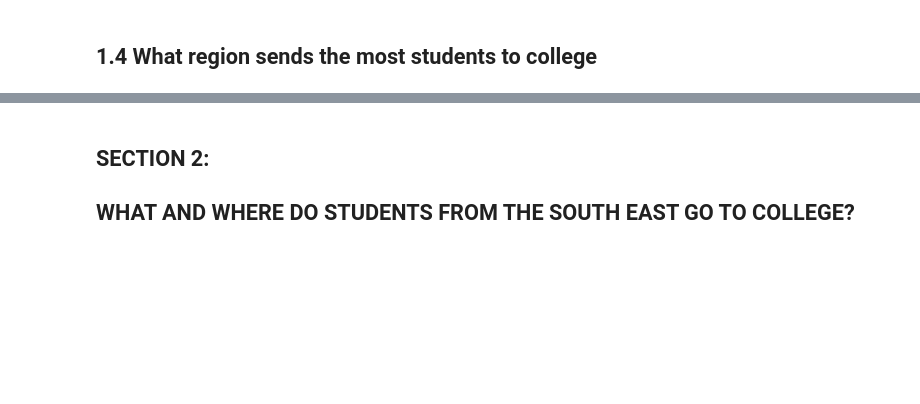
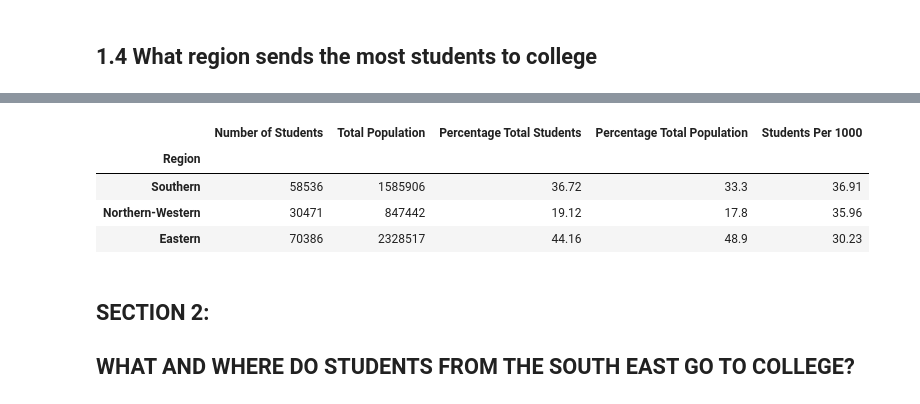
Before and after one commit to rhayeswaterford/UCDProject, a Jupyter notebook: Richard Hayes UCD Project.ipynb, the cells around one changed output, grey strips where cells are left out. Saved outputs shown, nothing was run; the diff lists cells and outputs as text; code cells hidden in the pictures; blank space fills up the shorter version.

```diff
--- a/Richard Hayes UCD Project.ipynb
+++ b/Richard Hayes UCD Project.ipynb
@@ -544,6 +551,11 @@ W_counties_population=student_population_county [student_population_county ["Cou
 ME_counties_population=student_population_county [student_population_county ["County"].isin(ME_counties)]
 Mid_counties_population=student_population_county [student_population_county ["County"].isin(Mid_counties)]
 Dublin_population=student_population_county[student_population_county ["County"] == "Dublin"]
+
+# And for NDP regions
+Northern_region_population = student_population_county [student_population_county ["County"].isin(Northern_counties)]
+Southern_region_population = student_population_county [student_population_county ["County"].isin(Southern_counties)]
+Eastern_region_population = student_population_county [student_population_county ["County"].isin(Eastern_counties)]
 # %%
 MW_counties_tot=MW_counties_population ["Number of Students"].sum()
 SW_counties_tot=SW_counties_population ["Number of Students"].sum()
@@ -554,4 +566,9 @@ W_counties_tot=W_counties_population ["Number of Students"].sum()
 ME_counties_tot=ME_counties_population ["Number of Students"].sum()
 Mid_counties_tot=Mid_counties_population ["Number of Students"].sum()
 Dub_tot=Dublin_population["Number of Students"].sum()
+
+# And for the NDP regions
+Northern_tot=Northern_region_population ["Number of Students"].sum()
+Southern_tot=Southern_region_population ["Number of Students"].sum()
+Eastern_tot=Eastern_region_population ["Number of Students"].sum()
 # %%
@@ -583,0 +631,9 @@ sns.barplot(data=regional_tots, y="Region", x="Percentage Total");
+# %%
+#At NDP level
+regional_tots2={
+        "Region": ["Southern", "Northern-Western", "Eastern"],
+         "Number of Students": [Southern_tot, Northern_tot, Eastern_tot]
+         }
+# %%
+regional_tots2 = pd.DataFrame(regional_tots2)
+regional_tots2 ["Percentage Total Students"]=regional_tots2 ["Number of Students"]/regional_tots2 ["Number of Students"].sum()*100
@@ -583,0 +671,11 @@ sns.barplot(data=regional_tots, y="Region", x="Percentage Total");
+# %%
+regional_tots2=regional_tots2.round(decimals=2)
+regional_tots2=regional_tots2.reindex(columns = ["Region", "Number of Students", "Total Population", "Percentage Total Students", "Percentage Total Population", "Students Per 1000"])
+regional_tots2=regional_tots2.set_index("Region")
+regional_tots2
+# %% [output]
+|  | Number of Students | Total Population | Percentage Total Students | Percentage Total Population | Students Per 1000 |
+| Region |  |  |  |  |  |
+| Southern | 58536 | 1585906 | 36.72 | 33.3 | 36.91 |
+| Northern-Western | 30471 | 847442 | 19.12 | 17.8 | 35.96 |
+| Eastern | 70386 | 2328517 | 44.16 | 48.9 | 30.23 |
```
Also changed, not shown: parts of 24 cells of this notebook.
